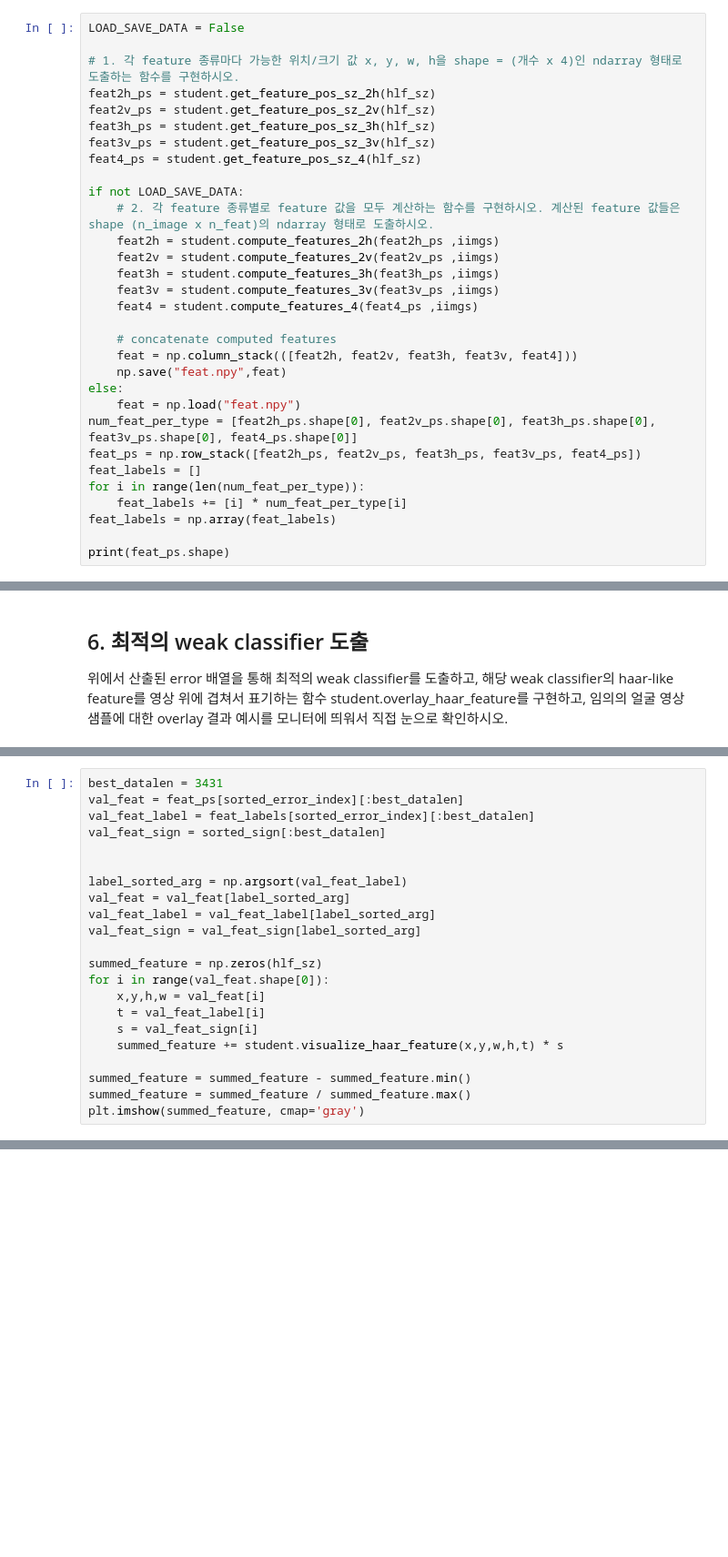
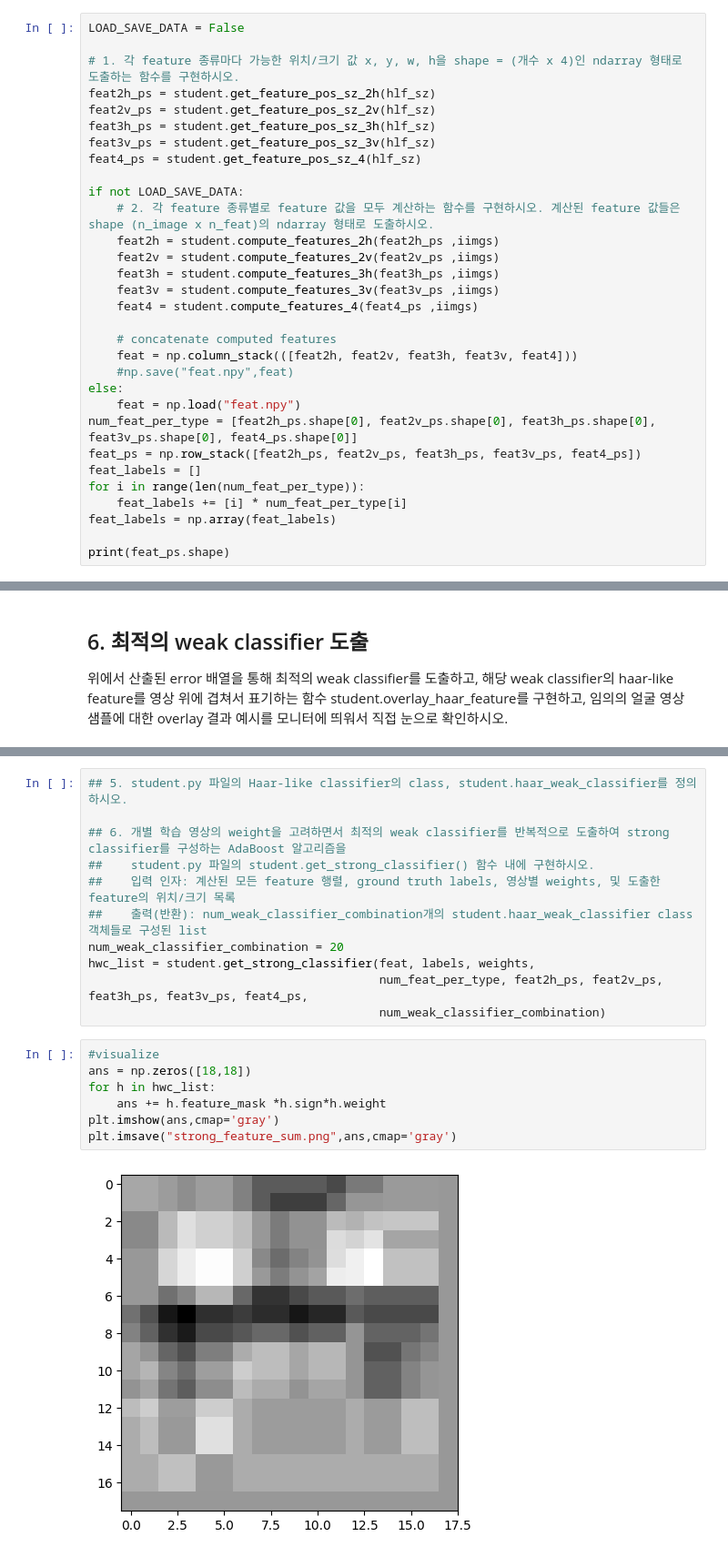
Before and after one commit to uichan8/CV_assignments, a Jupyter notebook: hw5/code/proj3.ipynb, the cells around one changed output, grey strips where cells are left out. Shown: that part at 91% size. Saved outputs shown, nothing was run; the diff lists cells and outputs as text; blank space fills up the shorter version.

```diff
--- a/hw5/code/proj3.ipynb
+++ b/hw5/code/proj3.ipynb
@@ -92,7 +85,7 @@ if not LOAD_SAVE_DATA:
 
     # concatenate computed features
     feat = np.column_stack(([feat2h, feat2v, feat3h, feat3v, feat4]))
-    np.save("feat.npy",feat)
+    #np.save("feat.npy",feat)
 else:
     feat = np.load("feat.npy")
 num_feat_per_type = [feat2h_ps.shape[0], feat2v_ps.shape[0], feat3h_ps.shape[0], feat3v_ps.shape[0], feat4_ps.shape[0]]
@@ -190,22 +132,0 @@ target_predict.shape
-# %%
-best_datalen = 3431
-val_feat = feat_ps[sorted_error_index][:best_datalen]
-val_feat_label = feat_labels[sorted_error_index][:best_datalen]
-val_feat_sign = sorted_sign[:best_datalen]
-
-
-label_sorted_arg = np.argsort(val_feat_label)
-val_feat = val_feat[label_sorted_arg]
-val_feat_label = val_feat_label[label_sorted_arg]
-val_feat_sign = val_feat_sign[label_sorted_arg]
-
-summed_feature = np.zeros(hlf_sz)
-for i in range(val_feat.shape[0]):
-    x,y,h,w = val_feat[i]
-    t = val_feat_label[i]
-    s = val_feat_sign[i]
-    summed_feature += student.visualize_haar_feature(x,y,w,h,t) * s
-
-summed_feature = summed_feature - summed_feature.min()
-summed_feature = summed_feature / summed_feature.max()
-plt.imshow(summed_feature, cmap='gray')
@@ -222,0 +141,20 @@ plt.imshow(data_mean, cmap='gray')
+# %%
+## 5. student.py 파일의 Haar-like classifier의 class, student.haar_weak_classifier를 정의하시오.
+
+## 6. 개별 학습 영상의 weight을 고려하면서 최적의 weak classifier를 반복적으로 도출하여 strong classifier를 구성하는 AdaBoost 알고리즘을
+##    student.py 파일의 student.get_strong_classifier() 함수 내에 구현하시오.
+##    입력 인자: 계산된 모든 feature 행렬, ground truth labels, 영상별 weights, 및 도출한 feature의 위치/크기 목록
+##    출력(반환): num_weak_classifier_combination개의 student.haar_weak_classifier class 객체들로 구성된 list
+num_weak_classifier_combination = 20
+hwc_list = student.get_strong_classifier(feat, labels, weights,
+                                         num_feat_per_type, feat2h_ps, feat2v_ps, feat3h_ps, feat3v_ps, feat4_ps,
+                                         num_weak_classifier_combination)
+# %%
+#visualize
+ans = np.zeros([18,18])
+for h in hwc_list:
+    ans += h.feature_mask *h.sign*h.weight
+plt.imshow(ans,cmap='gray')
+plt.imsave("strong_feature_sum.png",ans,cmap='gray')
+# %% [output]
+[figure, added]
```
Also changed, not shown: parts of 17 cells of this notebook, 5 other files.
